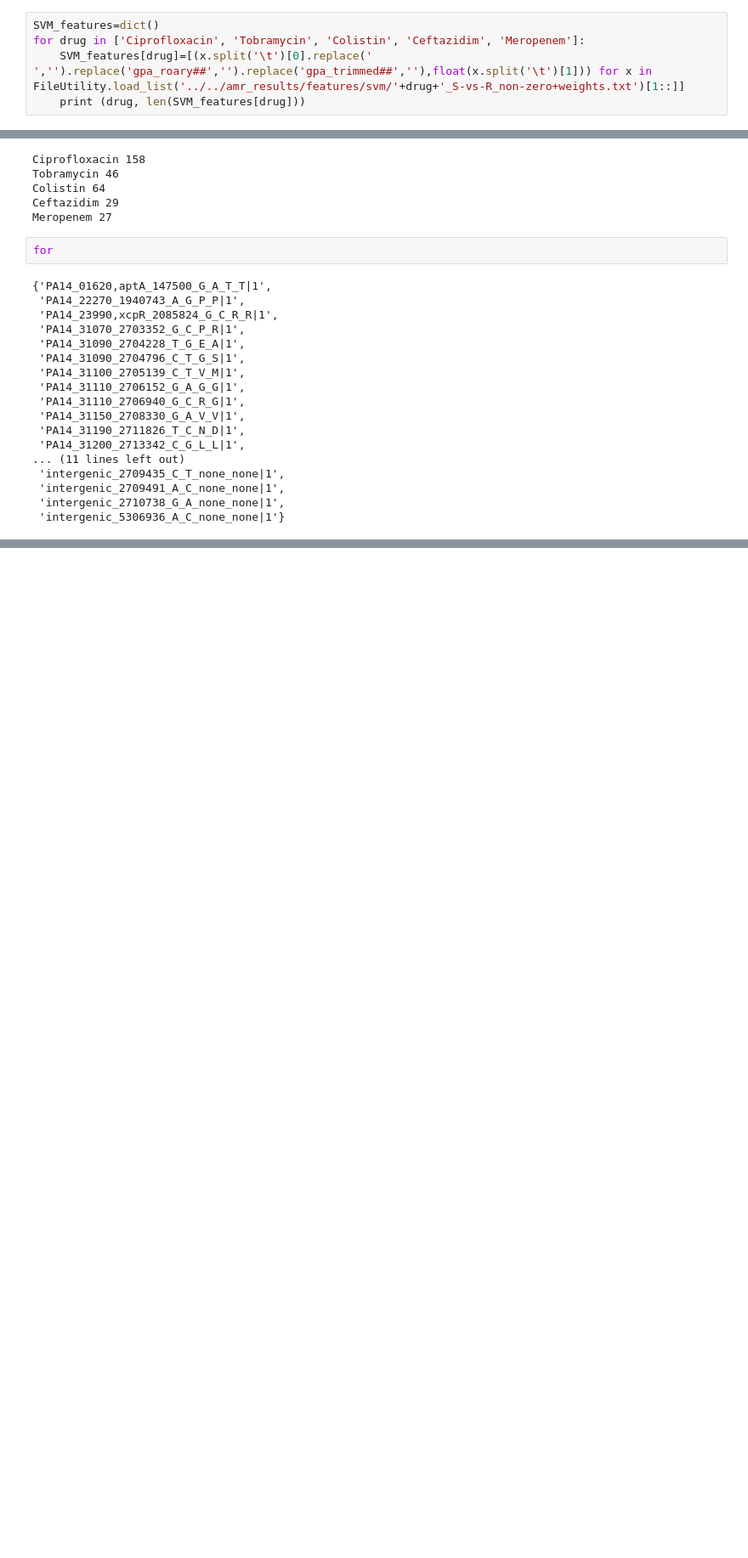
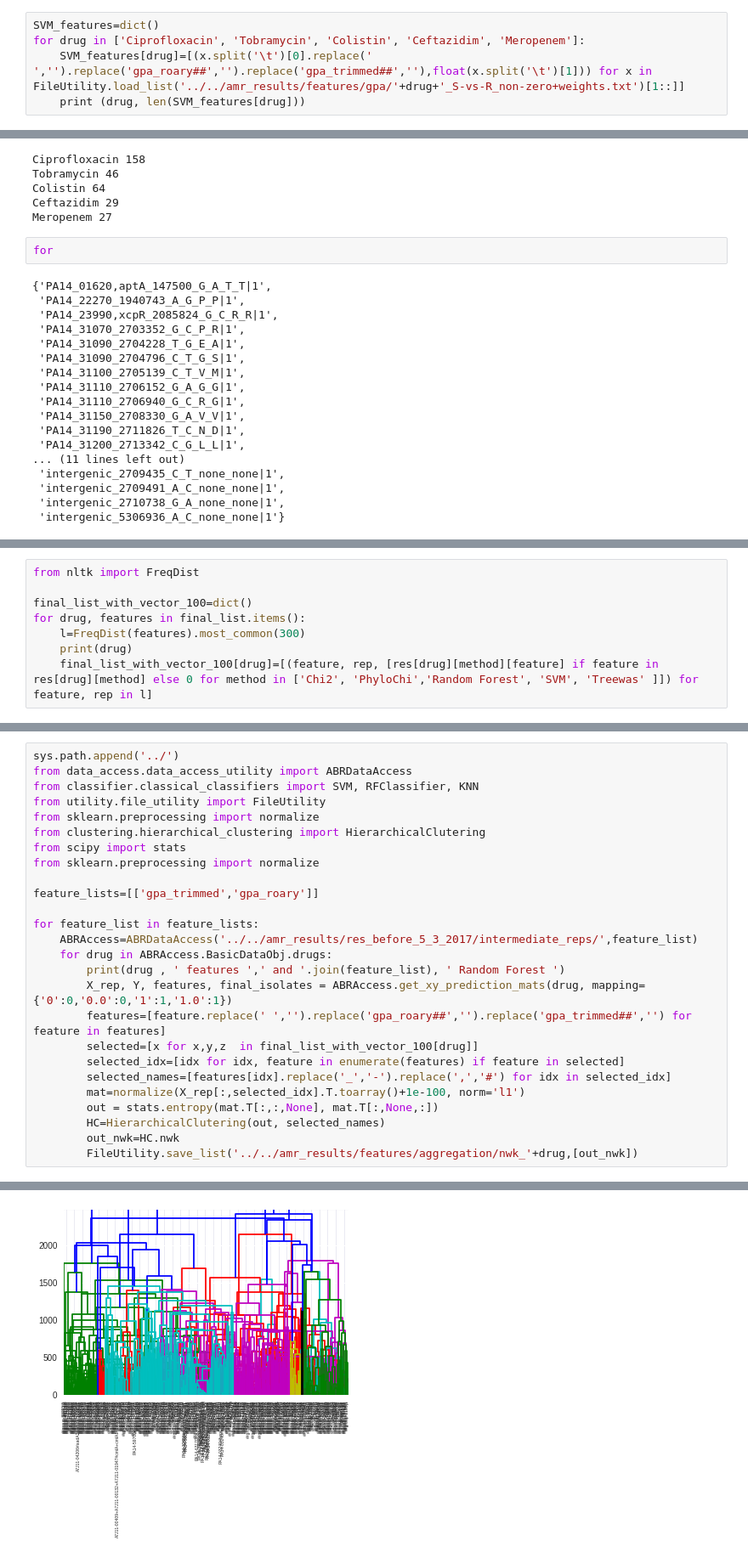
Before and after one commit to ehsanasgari/Geno2Pheno, a Jupyter notebook: notebooks/Feature_intersections.ipynb, the cells around one changed output, grey strips where cells are left out. Shown at 85% size. Drawn from its saved outputs; the diff is of its cells as text; blank space fills up the shorter version.

```diff
--- a/notebooks/Feature_intersections.ipynb
+++ b/notebooks/Feature_intersections.ipynb
@@ -103,6 +140,6 @@ treewas
 # %%
 SVM_features=dict()
 for drug in ['Ciprofloxacin', 'Tobramycin', 'Colistin', 'Ceftazidim', 'Meropenem']:
-    SVM_features[drug]=[(x.split('\t')[0].replace(' ','').replace('gpa_roary##','').replace('gpa_trimmed##',''),float(x.split('\t')[1])) for x in FileUtility.load_list('../../amr_results/features/svm/'+drug+'_S-vs-R_non-zero+weights.txt')[1::]]
+    SVM_features[drug]=[(x.split('\t')[0].replace(' ','').replace('gpa_roary##','').replace('gpa_trimmed##',''),float(x.split('\t')[1])) for x in FileUtility.load_list('../../amr_results/features/gpa/'+drug+'_S-vs-R_non-zero+weights.txt')[1::]]
     print (drug, len(SVM_features[drug]))
 # %% [output]
@@ -233,0 +315,8 @@ phylochi_features[drug]
+# %%
+from nltk import FreqDist
+
+final_list_with_vector_100=dict()
+for drug, features in final_list.items():
+    l=FreqDist(features).most_common(300)
+    print(drug)
+    final_list_with_vector_100[drug]=[(feature, rep, [res[drug][method][feature] if feature in res[drug][method] else 0 for method in ['Chi2', 'PhyloChi','Random Forest', 'SVM', 'Treewas' ]]) for feature, rep in l]
@@ -233,0 +329,27 @@ phylochi_features[drug]
+# %%
+sys.path.append('../')
+from data_access.data_access_utility import ABRDataAccess
+from classifier.classical_classifiers import SVM, RFClassifier, KNN
+from utility.file_utility import FileUtility
+from sklearn.preprocessing import normalize
+from clustering.hierarchical_clustering import HierarchicalClutering
+from scipy import stats
+from sklearn.preprocessing import normalize
+
+feature_lists=[['gpa_trimmed','gpa_roary']]
+
+for feature_list in feature_lists:
+    ABRAccess=ABRDataAccess('../../amr_results/res_before_5_3_2017/intermediate_reps/',feature_list)
+    for drug in ABRAccess.BasicDataObj.drugs:
+        print(drug , ' features ',' and '.join(feature_list), ' Random Forest ')
+        X_rep, Y, features, final_isolates = ABRAccess.get_xy_prediction_mats(drug, mapping={'0':0,'0.0':0,'1':1,'1.0':1})
+        features=[feature.replace(' ','').replace('gpa_roary##','').replace('gpa_trimmed##','') for feature in features]
+        selected=[x for x,y,z  in final_list_with_vector_100[drug]]
+        selected_idx=[idx for idx, feature in enumerate(features) if feature in selected]
+        selected_names=[features[idx].replace('_','-').replace(',','#') for idx in selected_idx]
+        mat=normalize(X_rep[:,selected_idx].T.toarray()+1e-100, norm='l1')
+        out = stats.entropy(mat.T[:,:,None], mat.T[:,None,:])
+        HC=HierarchicalClutering(out, selected_names)
+        out_nwk=HC.nwk
+        FileUtility.save_list('../../amr_results/features/aggregation/nwk_'+drug,[out_nwk])
+# %% [output]
@@ -233,0 +364 @@ phylochi_features[drug]
+[figure, added]
```
Also changed, not shown: parts of 21 cells of this notebook, 1 other file.
